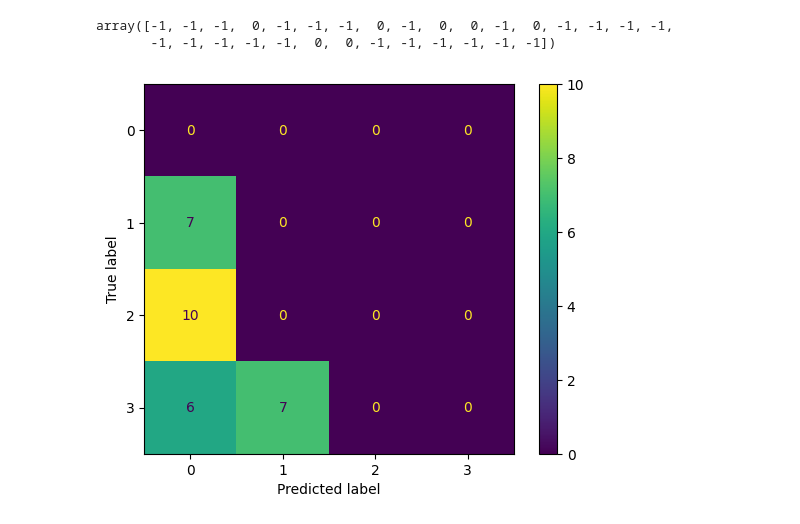
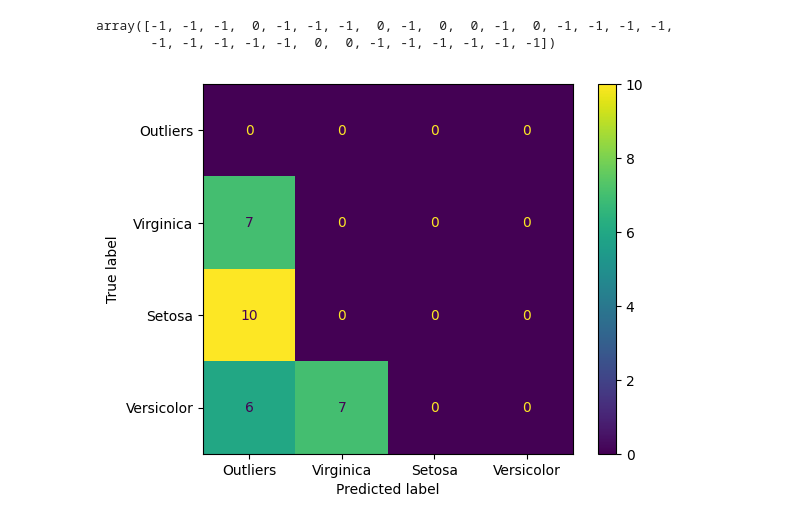
Before and after one commit to Kazureee/Machine-Learning-Lesson, a Jupyter notebook: Hierarchical.ipynb, the cells around one changed output. Cells and saved outputs as stored; diff of their text form; code cells hidden in the pictures.

```diff
--- a/Hierarchical.ipynb
+++ b/Hierarchical.ipynb
@@ -92,11 +92,11 @@ array([-1, -1, -1,  0, -1, -1, -1,  0, -1,  0,  0, -1,  0, -1, -1, -1, -1,
 # %%
 #Confusion Matrix (DBSCAN) (Evalution)
 from sklearn.metrics import confusion_matrix, ConfusionMatrixDisplay
 cm = confusion_matrix(y_test, y_dbscan_predicted)
 cm
 
-cm_display = ConfusionMatrixDisplay(cm)
+cm_display = ConfusionMatrixDisplay(cm, display_labels=['Outliers', 'Virginica', 'Setosa', 'Versicolor'])
 cm_display.plot()
 plt.show()
 # %% [output]
-[figure, old version]
+[figure, new version]
```
Also changed, not shown: parts of 1 cell of this notebook.
